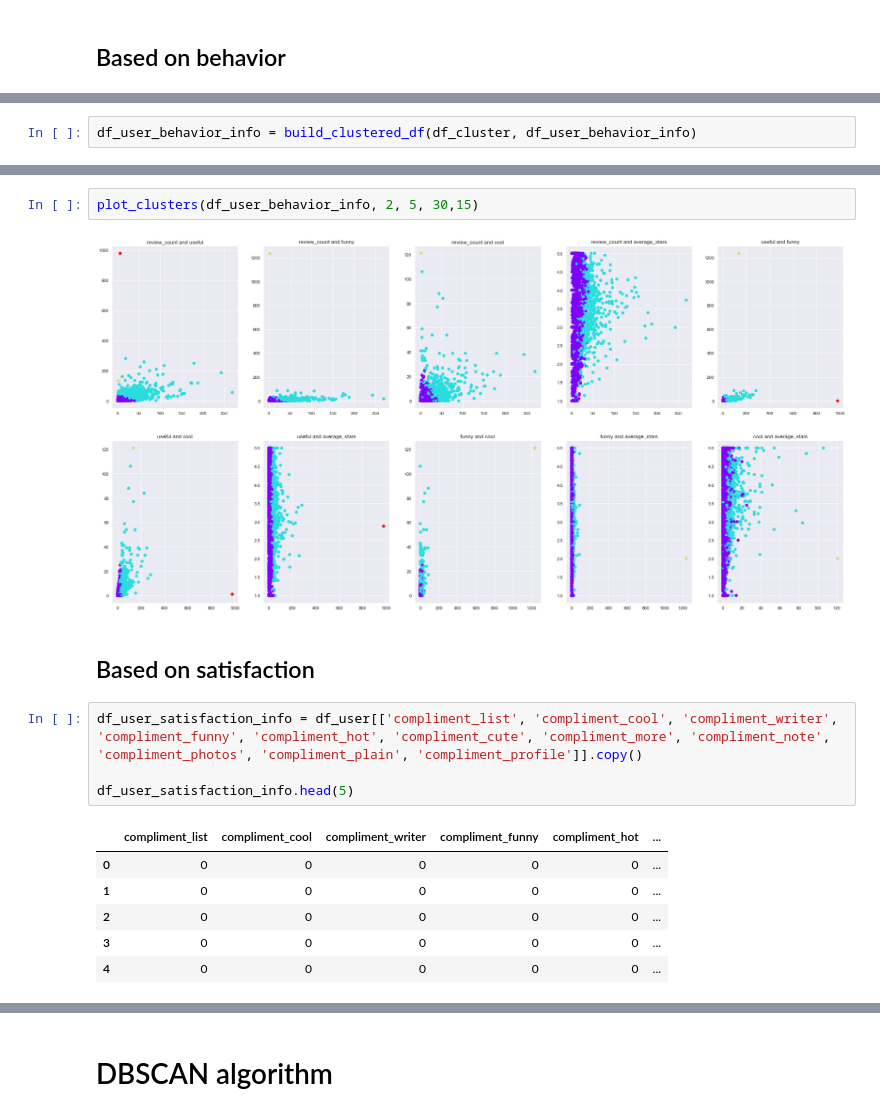
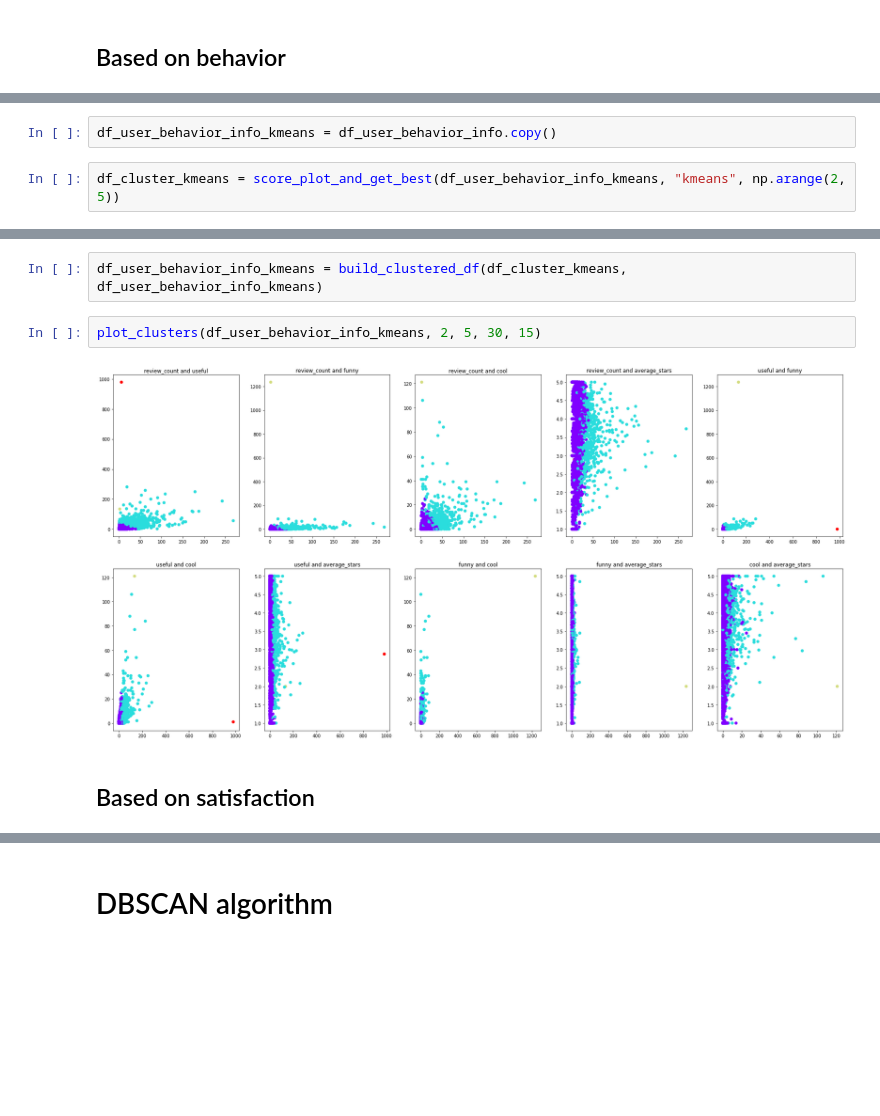
Before and after one commit to AT181903/YelpDatasetAnalysis, a Jupyter notebook: users_task.ipynb, the cells around one changed output, grey strips where cells are left out. Saved outputs shown, nothing was run; the diff lists cells and outputs as text; blank space fills up the shorter version.

```diff
--- a/users_task.ipynb
+++ b/users_task.ipynb
@@ -197,2 +207,4 @@ Best number of cluster: 4
-# %%
-df_user_behavior_info = build_clustered_df(df_cluster, df_user_behavior_info)
+# %%
+df_user_behavior_info_kmeans = df_user_behavior_info.copy()
+# %%
+df_cluster_kmeans = score_plot_and_get_best(df_user_behavior_info_kmeans, "kmeans", np.arange(2, 5))
@@ -199,17 +219,8 @@ df_user_behavior_info = build_clustered_df(df_cluster, df_user_behavior_info)
+# %%
+df_user_behavior_info_kmeans = build_clustered_df(df_cluster_kmeans, df_user_behavior_info_kmeans)
 # %%
-plot_clusters(df_user_behavior_info, 2, 5, 30,15)
+plot_clusters(df_user_behavior_info_kmeans, 2, 5, 30, 15)
 # %% [output]
-[figure, old version]
+[figure, new version]
 # %% [markdown]
 ## Based on satisfaction
-# %%
-df_user_satisfaction_info = df_user[['compliment_list', 'compliment_cool', 'compliment_writer', 'compliment_funny', 'compliment_hot', 'compliment_cute', 'compliment_more', 'compliment_note', 'compliment_photos', 'compliment_plain', 'compliment_profile']].copy()
-
-df_user_satisfaction_info.head(5)
-# %% [output]
-|  | compliment_list | compliment_cool | compliment_writer | compliment_funny | compliment_hot | ... |
-| 0 | 0 | 0 | 0 | 0 | 0 | ... |
-| 1 | 0 | 0 | 0 | 0 | 0 | ... |
-| 2 | 0 | 0 | 0 | 0 | 0 | ... |
-| 3 | 0 | 0 | 0 | 0 | 0 | ... |
-| 4 | 0 | 0 | 0 | 0 | 0 | ... |
```
Also changed, not shown: parts of 47 cells of this notebook.
